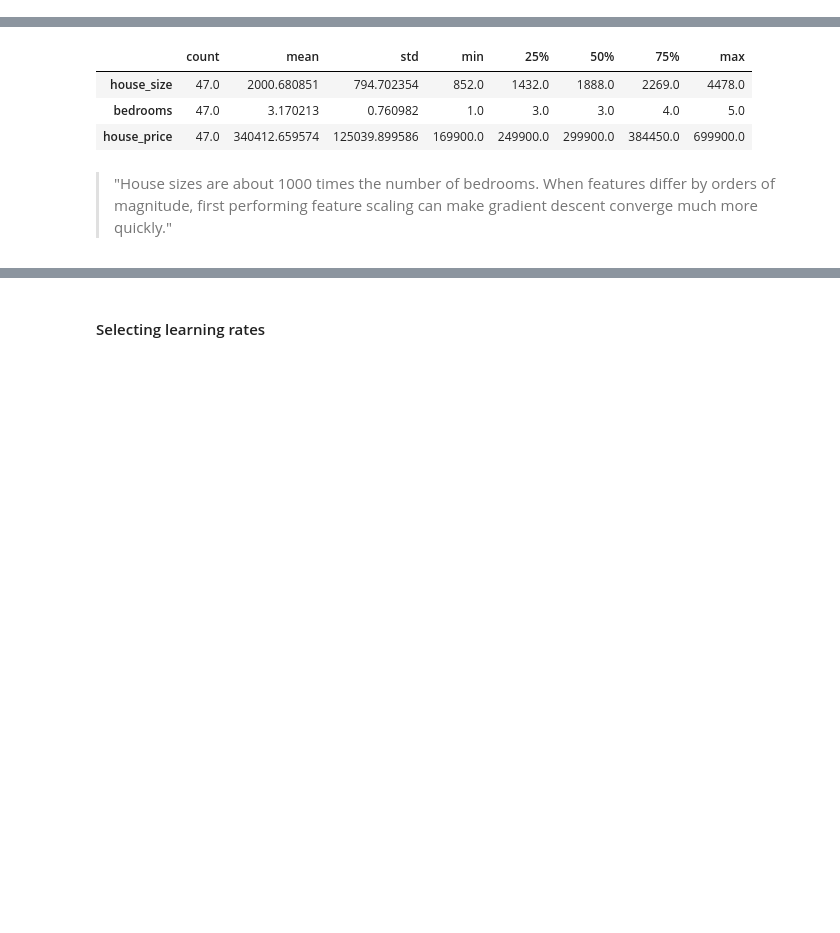
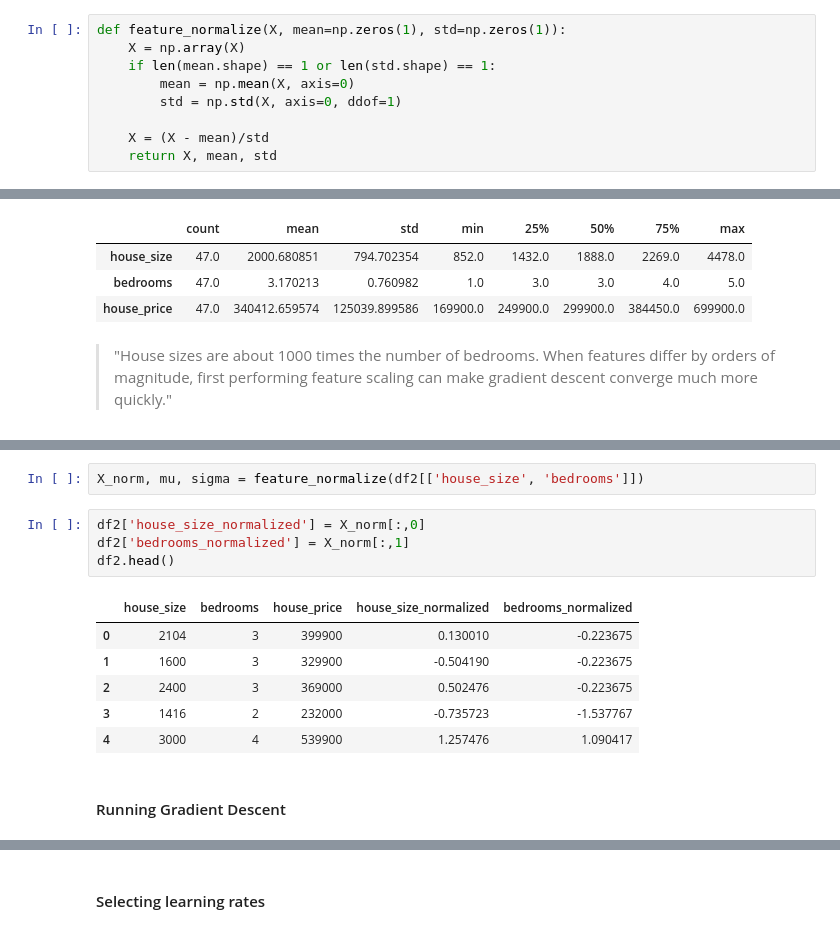
Before and after one commit to susilvaalmeida/machine-learning-andrew-ng, a Jupyter notebook: Linear Regression.ipynb, the cells around one changed output, grey strips where cells are left out. Drawn from its saved outputs; the diff is of its cells as text; blank space fills up the shorter version.

```diff
--- a/Linear Regression.ipynb
+++ b/Linear Regression.ipynb
@@ -112,0 +284,9 @@ plt.title('Contour, showing minimum');
+# %%
+def feature_normalize(X, mean=np.zeros(1), std=np.zeros(1)):
+    X = np.array(X)
+    if len(mean.shape) == 1 or len(std.shape) == 1:
+        mean = np.mean(X, axis=0)
+        std = np.std(X, axis=0, ddof=1)
+
+    X = (X - mean)/std
+    return X, mean, std
@@ -163,0 +367,15 @@ array([[340412.56301439],
+# %%
+X_norm, mu, sigma = feature_normalize(df2[['house_size', 'bedrooms']])
+# %%
+df2['house_size_normalized'] = X_norm[:,0]
+df2['bedrooms_normalized'] = X_norm[:,1]
+df2.head()
+# %% [output]
+|  | house_size | bedrooms | house_price | house_size_normalized | bedrooms_normalized |
+| 0 | 2104 | 3 | 399900 | 0.130010 | -0.223675 |
+| 1 | 1600 | 3 | 329900 | -0.504190 | -0.223675 |
+| 2 | 2400 | 3 | 369000 | 0.502476 | -0.223675 |
+| 3 | 1416 | 2 | 232000 | -0.735723 | -1.537767 |
+| 4 | 3000 | 4 | 539900 | 1.257476 | 1.090417 |
+# %% [markdown]
+#### Running Gradient Descent
```
Also changed, not shown: parts of 90 cells of this notebook, 2 other files.
